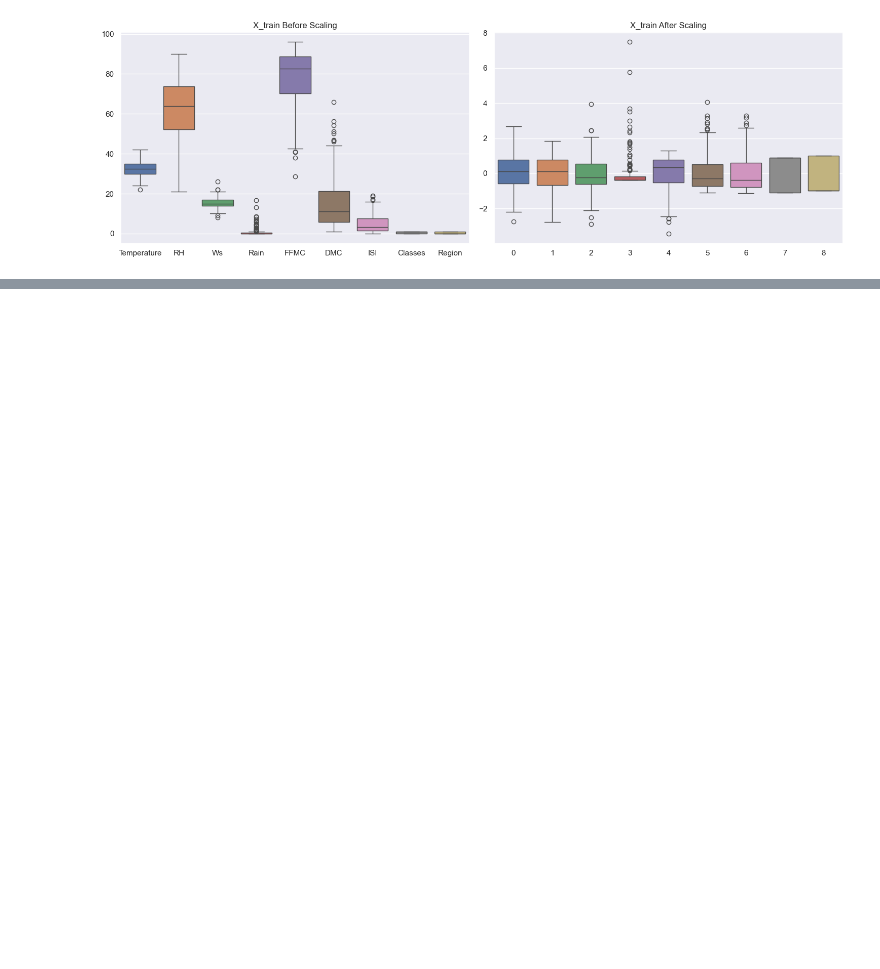
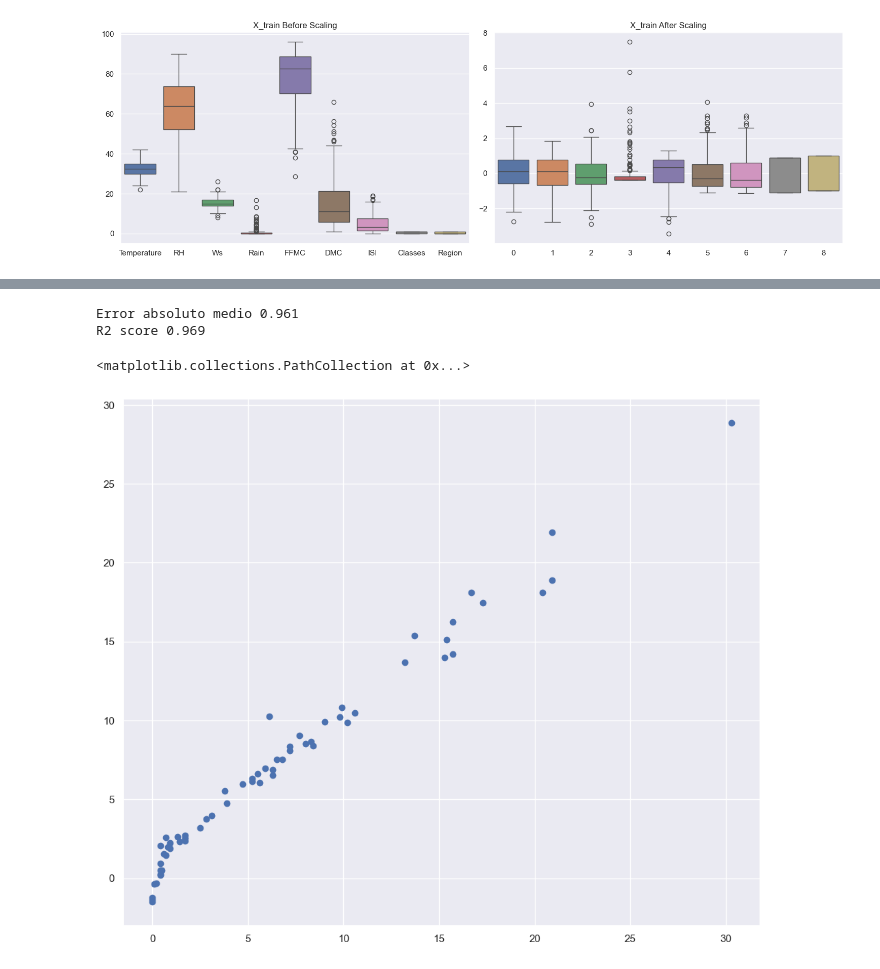
Before and after one commit to LuisPablo54/Data-Science-Machine-Learning-Deep-Learning-NLP, a Jupyter notebook: Regresion_Limpieza/Model_training.ipynb, the cells around one changed output, grey strips where cells are left out. Cells and saved outputs as stored; diff of their text form; code cells hidden in the pictures; blank space fills up the shorter version.

```diff
--- a/Regresion_Limpieza/Model_training.ipynb
+++ b/Regresion_Limpieza/Model_training.ipynb
@@ -184,0 +214,20 @@ plt.show()
+# %%
+from sklearn.linear_model import Lasso
+
+Lasso_reg = Lasso()
+Lasso_reg.fit(X_train_scaler, y_train)
+y_pred = Lasso_reg.predict(X_test_scaler)
+
+mae = mean_absolute_error(y_test, y_pred)
+
+score = r2_score(y_test, y_pred)
+
+print(f"Error absoluto medio {mae:2.3f}")
+print(f"R2 score {score:2.3f}")
+
+plt.scatter(y_test, y_pred)
+# %% [output]
+Error absoluto medio 0.961
+R2 score 0.969
+<matplotlib.collections.PathCollection at 0x...>
+[figure, added]
```
Also changed, not shown: parts of 9 cells of this notebook.
